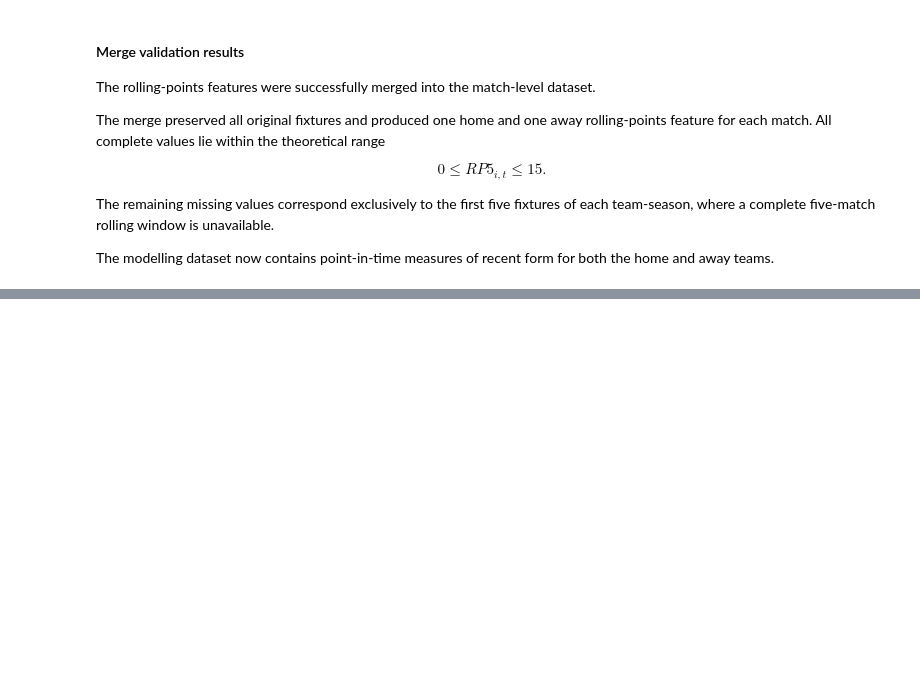
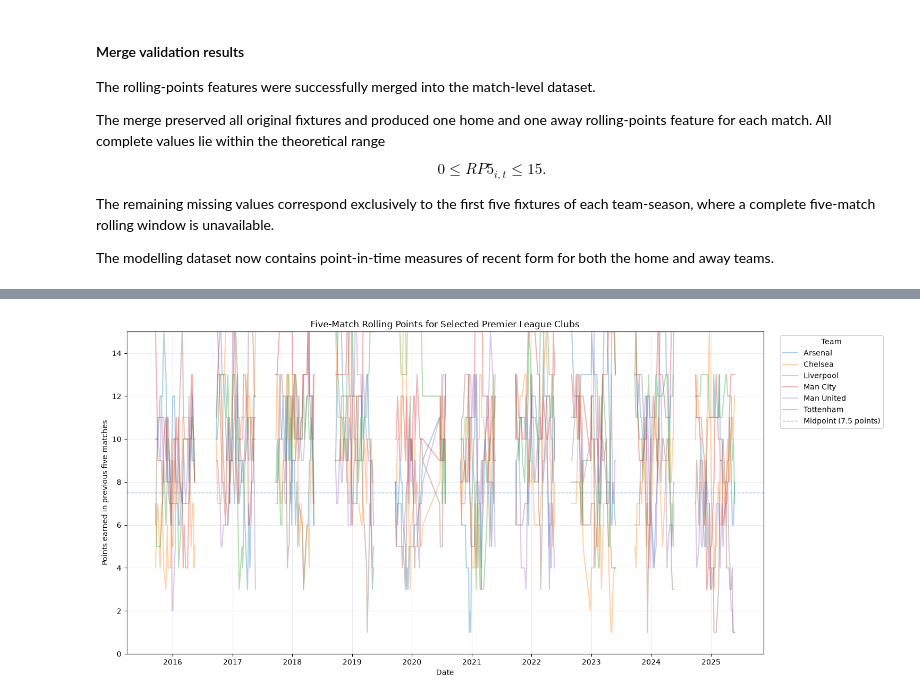
Before and after one commit to kieranforkan/premier-league-probability-engine, a Jupyter notebook: notebooks/02_feature_engineering.ipynb, the cells around one changed output, grey strips where cells are left out. Cells and saved outputs as stored; diff of their text form; code cells hidden in the pictures; blank space fills up the shorter version.

```diff
--- a/notebooks/02_feature_engineering.ipynb
+++ b/notebooks/02_feature_engineering.ipynb
@@ -1488,0 +2160,61 @@ The modelling dataset now contains point-in-time measures of recent form for bot
+# %%
+selected_teams = [
+    "Arsenal",
+    "Chelsea",
+    "Liverpool",
+    "Man City",
+    "Man United",
+    "Tottenham",
+]
+
+rolling_points_plot = (
+    team_history.loc[
+        team_history["Team"].isin(selected_teams),
+        [
+            "Date",
+            "Team",
+            "RollingPoints5",
+        ],
+    ]
+    .sort_values(["Team", "Date"])
+)
+
+plt.figure(figsize=(15, 7))
+
+for team in selected_teams:
+    team_data = rolling_points_plot[
+        rolling_points_plot["Team"] == team
+    ]
+
+    plt.plot(
+        team_data["Date"],
+        team_data["RollingPoints5"],
+        label=team,
+        linewidth=1.5,
+        alpha=0.35,
+    )
+
+plt.axhline(
+    y=7.5,
+    linestyle="--",
+    linewidth=1,
+    alpha=0.6,
+    label="Midpoint (7.5 points)",
+)
+
+plt.title(
+    "Five-Match Rolling Points for Selected Premier League Clubs"
+)
+plt.xlabel("Date")
+plt.ylabel("Points earned in previous five matches")
+plt.ylim(0, 15)
+plt.legend(
+    title="Team",
+    bbox_to_anchor=(1.02, 1),
+    loc="upper left",
+)
+plt.grid(alpha=0.25)
+plt.tight_layout()
+plt.show()
+# %% [output]
+[figure, added]
```
Also changed, not shown: parts of 20 cells of this notebook.
